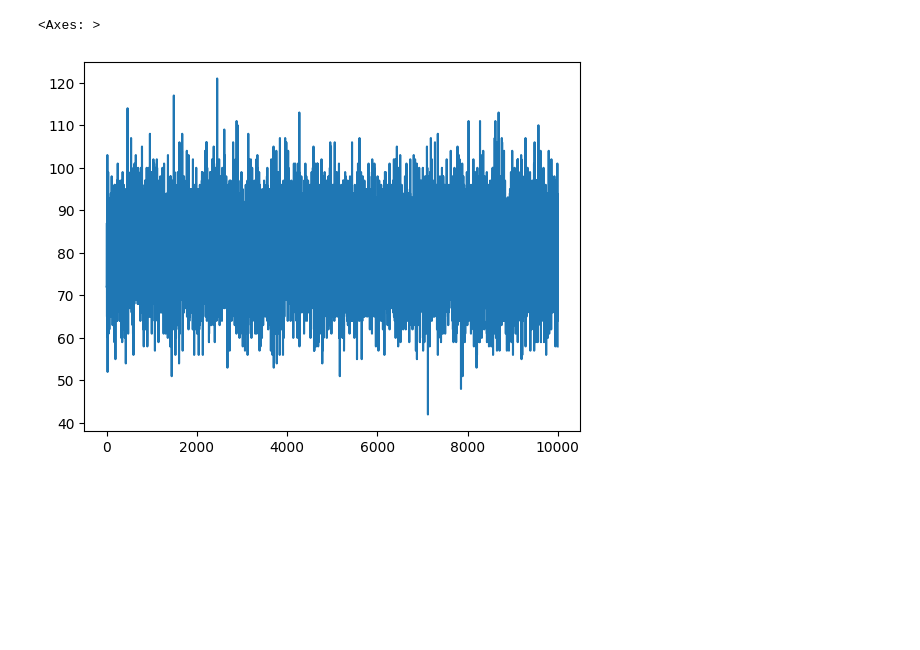
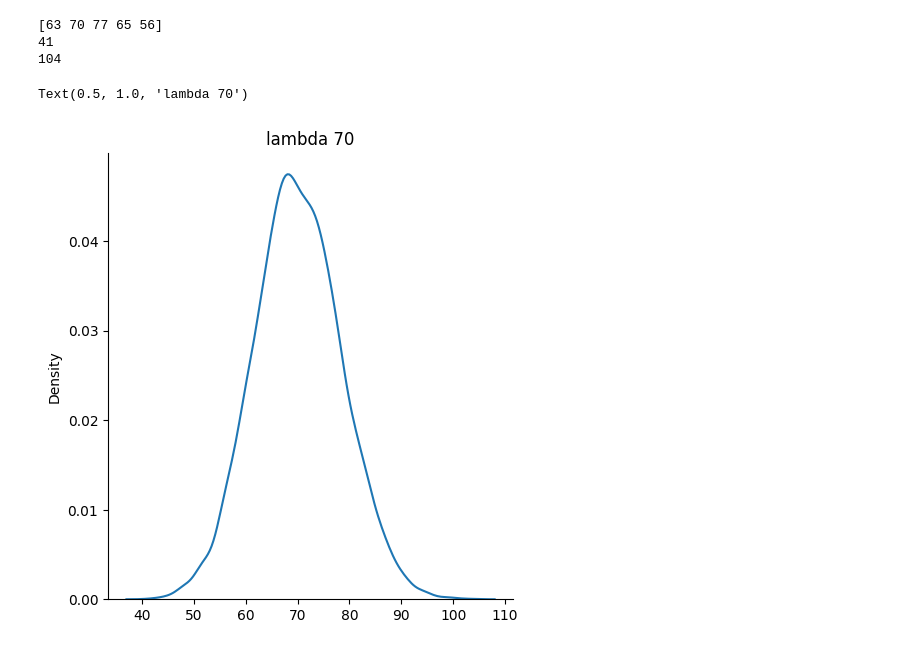
Before and after one commit to tabjun/Anomaly-Detection, a Jupyter notebook: simulation/poisson_generation.ipynb, the cells around one changed output. Cells and saved outputs as stored; diff of their text form; code cells hidden in the pictures; blank space fills up the shorter version.

```diff
--- a/simulation/poisson_generation.ipynb
+++ b/simulation/poisson_generation.ipynb
@@ -41,5 +22,16 @@ plt.show()
-# %%
-pd.Series(data).plot()
-# %% [output]
-<Axes: >
-[figure, removed]
+# %%
+np.random.seed(5)
+
+data_70 = np.random.poisson(lam=70, size = 10000)
+
+print(data_70[:5]);print(min(data_70));print(max(data_70))
+
+sns.displot(data_70, kind = 'kde')
+
+plt.title('lambda 70')
+# %% [output]
+[63 70 77 65 56]
+41
+104
+Text(0.5, 1.0, 'lambda 70')
+[figure, added]
```
Also changed, not shown: parts of 7 cells of this notebook, 1 other file.
